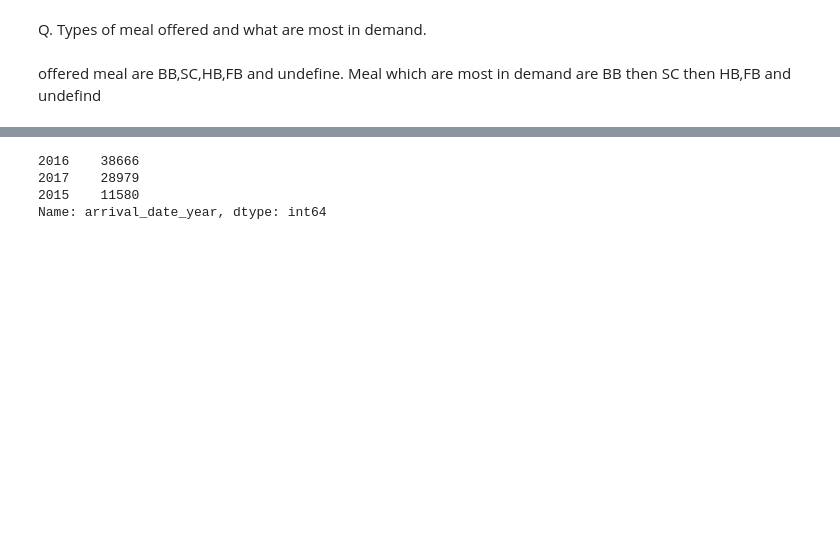
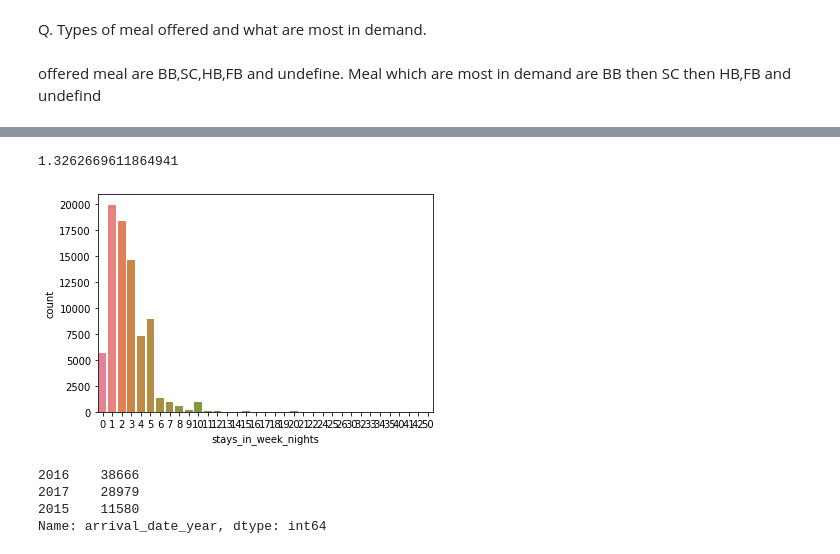
Before and after one commit to Pawan-kumar-Singh/Hotel_Booking-_Analysis, a Jupyter notebook: Hotel_Booking_Analysis_Capstone_Project.ipynb, the cells around one changed output, grey strips where cells are left out. Saved outputs shown, nothing was run; the diff lists cells and outputs as text; code cells hidden in the pictures; blank space fills up the shorter version.

```diff
--- a/Hotel_Booking_Analysis_Capstone_Project.ipynb
+++ b/Hotel_Booking_Analysis_Capstone_Project.ipynb
@@ -758,3 +797,10 @@ offered meal are BB,SC,HB,FB and undefine. Meal which are most in demand are BB
+# %%
+df.stays_in_week_nights.value_counts()
+sns.countplot(x=df['stays_in_week_nights'],palette='husl')
+print(df.stays_in_week_nights.mean()/2)
+# %% [output]
+1.3262669611864941
+[figure, added]
 # %%
 df['arrival_date_year'].value_counts()
 # %% [output]
```
Also changed, not shown: parts of 14 cells of this notebook.
